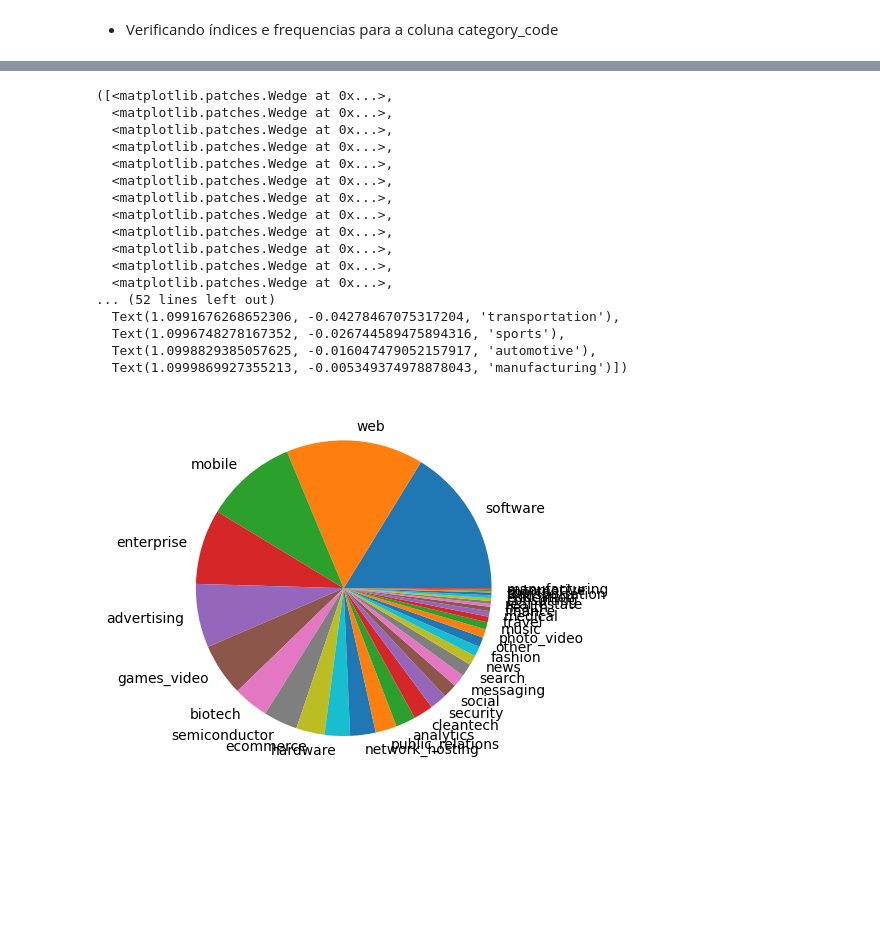
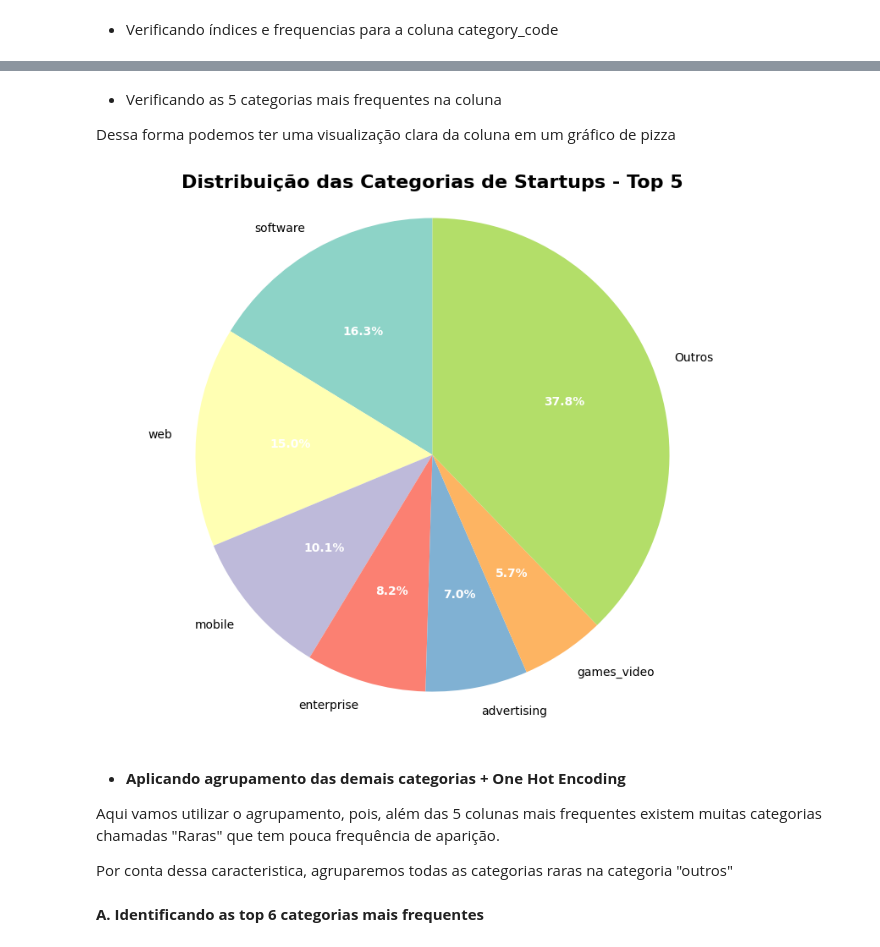
Before and after one commit to C-Icaro/Python-learning, a Jupyter notebook: Competição Modelos Preditivos - Kaggle/modelo.ipynb, the cells around one changed output, grey strips where cells are left out. Cells and saved outputs as stored; diff of their text form; code cells hidden in the pictures; blank space fills up the shorter version.

```diff
--- a/Competição Modelos Preditivos - Kaggle/modelo.ipynb
+++ b/Competição Modelos Preditivos - Kaggle/modelo.ipynb
@@ -188,23 +214,37 @@ print(freq_category_code)
+# %% [markdown]
+- Verificando as 5 categorias mais frequentes na coluna
+
+Dessa forma podemos ter uma visualização clara da coluna em um gráfico de pizza
 # %%
-labels = freq_category_code.keys()
-sizes = freq_category_code.values
-plt.pie(sizes, labels=labels)
+# Pegar apenas as 5 categorias mais frequentes
+top_6 = freq_category_code.head(6)
+outros = freq_category_code[6:].sum()
+
+# Criar novos dados com "Outros" agrupado
+labels_top6 = list(top_6.keys()) + ['Outros']
+sizes_top6 = list(top_6.values) + [outros]
+
+# Criar o gráfico melhorado
+plt.figure(figsize=(10, 8))
+colors = plt.cm.Set3(range(len(labels_top6)))
+wedges, texts, autotexts = plt.pie(sizes_top6, labels=labels_top6, autopct='%1.1f%%',
+                                   colors=colors, startangle=90)
+
+# Melhorar a legibilidade
+plt.title('Distribuição das Categorias de Startups - Top 5', fontsize=16, fontweight='bold')
+for autotext in autotexts:
+    autotext.set_color('white')
+    autotext.set_fontweight('bold')
+
+plt.axis('equal')
+plt.show()
 # %% [output]
-([<matplotlib.patches.Wedge at 0x...>,
-  <matplotlib.patches.Wedge at 0x...>,
-  <matplotlib.patches.Wedge at 0x...>,
-  <matplotlib.patches.Wedge at 0x...>,
-  <matplotlib.patches.Wedge at 0x...>,
-  <matplotlib.patches.Wedge at 0x...>,
-  <matplotlib.patches.Wedge at 0x...>,
-  <matplotlib.patches.Wedge at 0x...>,
-  <matplotlib.patches.Wedge at 0x...>,
-  <matplotlib.patches.Wedge at 0x...>,
-  <matplotlib.patches.Wedge at 0x...>,
-  <matplotlib.patches.Wedge at 0x...>,
-... (52 lines left out)
-  Text(1.0991676268652306, -0.04278467075317204, 'transportation'),
-  Text(1.0996748278167352, -0.026744589475894316, 'sports'),
-  Text(1.0998829385057625, -0.016047479052157917, 'automotive'),
-  Text(1.0999869927355213, -0.005349374978878043, 'manufacturing')])
-[figure, old version]
+[figure, new version]
+# %% [markdown]
+- #### **Aplicando agrupamento das demais categorias + One Hot Encoding**
+
+Aqui vamos utilizar o agrupamento, pois, além das 5 colunas mais frequentes existem muitas categorias chamadas "Raras" que tem pouca frequência de aparição.
+
+Por conta dessa caracteristica, agruparemos todas as categorias raras na categoria "outros"
+# %% [markdown]
+**A. Identificando as top 6 categorias mais frequentes**
```
Also changed, not shown: parts of 78 cells of this notebook, 12 other files.
